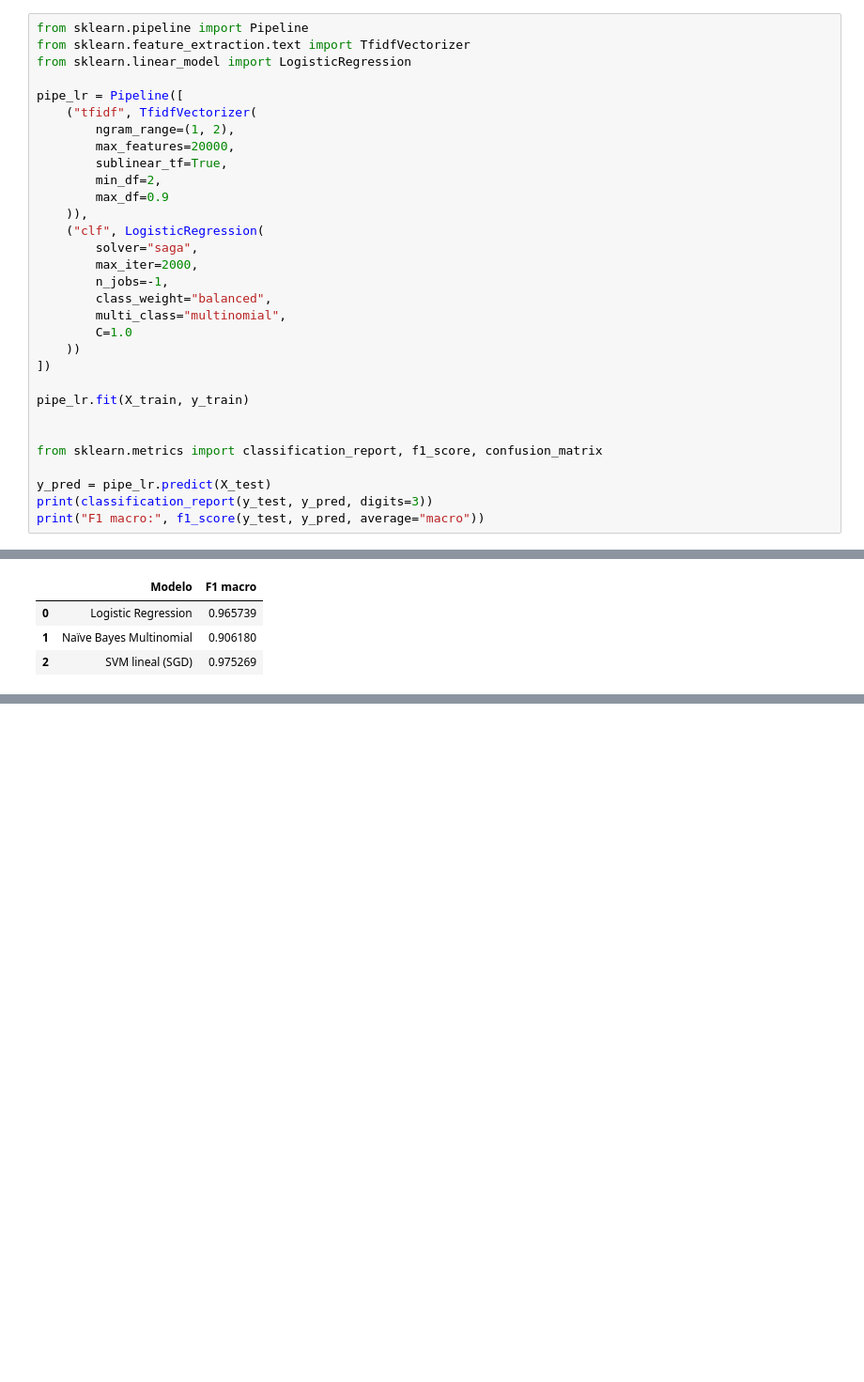
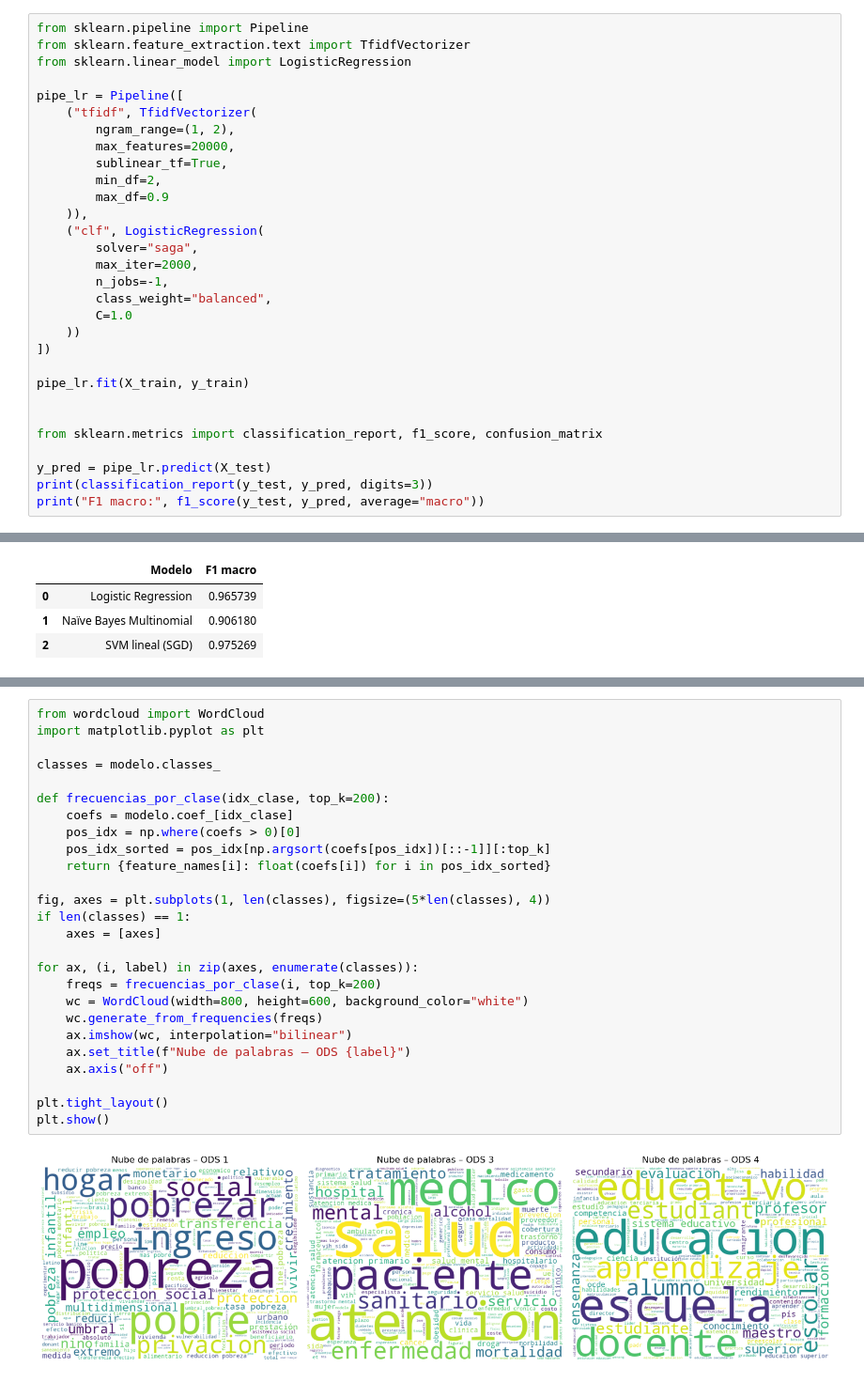
Before and after one commit to carvafel/Proyecto-1---BI, a Jupyter notebook: analisis.ipynb, the cells around one changed output, grey strips where cells are left out. Shown at 94% size. Saved outputs shown, nothing was run; the diff lists cells and outputs as text; blank space fills up the shorter version.

```diff
--- a/analisis.ipynb
+++ b/analisis.ipynb
@@ -476,7 +497,6 @@ pipe_lr = Pipeline([
         max_iter=2000,
         n_jobs=-1,
         class_weight="balanced",
-        multi_class="multinomial",
         C=1.0
     ))
 ])
@@ -691,0 +815,28 @@ Passing `palette` without assigning `hue` is deprecated and will be removed in v
+# %%
+from wordcloud import WordCloud
+import matplotlib.pyplot as plt
+
+classes = modelo.classes_
+
+def frecuencias_por_clase(idx_clase, top_k=200):
+    coefs = modelo.coef_[idx_clase]
+    pos_idx = np.where(coefs > 0)[0]
+    pos_idx_sorted = pos_idx[np.argsort(coefs[pos_idx])[::-1]][:top_k]
+    return {feature_names[i]: float(coefs[i]) for i in pos_idx_sorted}
+
+fig, axes = plt.subplots(1, len(classes), figsize=(5*len(classes), 4))
+if len(classes) == 1:
+    axes = [axes]
+
+for ax, (i, label) in zip(axes, enumerate(classes)):
+    freqs = frecuencias_por_clase(i, top_k=200)
+    wc = WordCloud(width=800, height=600, background_color="white")
+    wc.generate_from_frequencies(freqs)
+    ax.imshow(wc, interpolation="bilinear")
+    ax.set_title(f"Nube de palabras – ODS {label}")
+    ax.axis("off")
+
+plt.tight_layout()
+plt.show()
+# %% [output]
+[figure, added]
```
Also changed, not shown: parts of 31 cells of this notebook, 2 other files.
